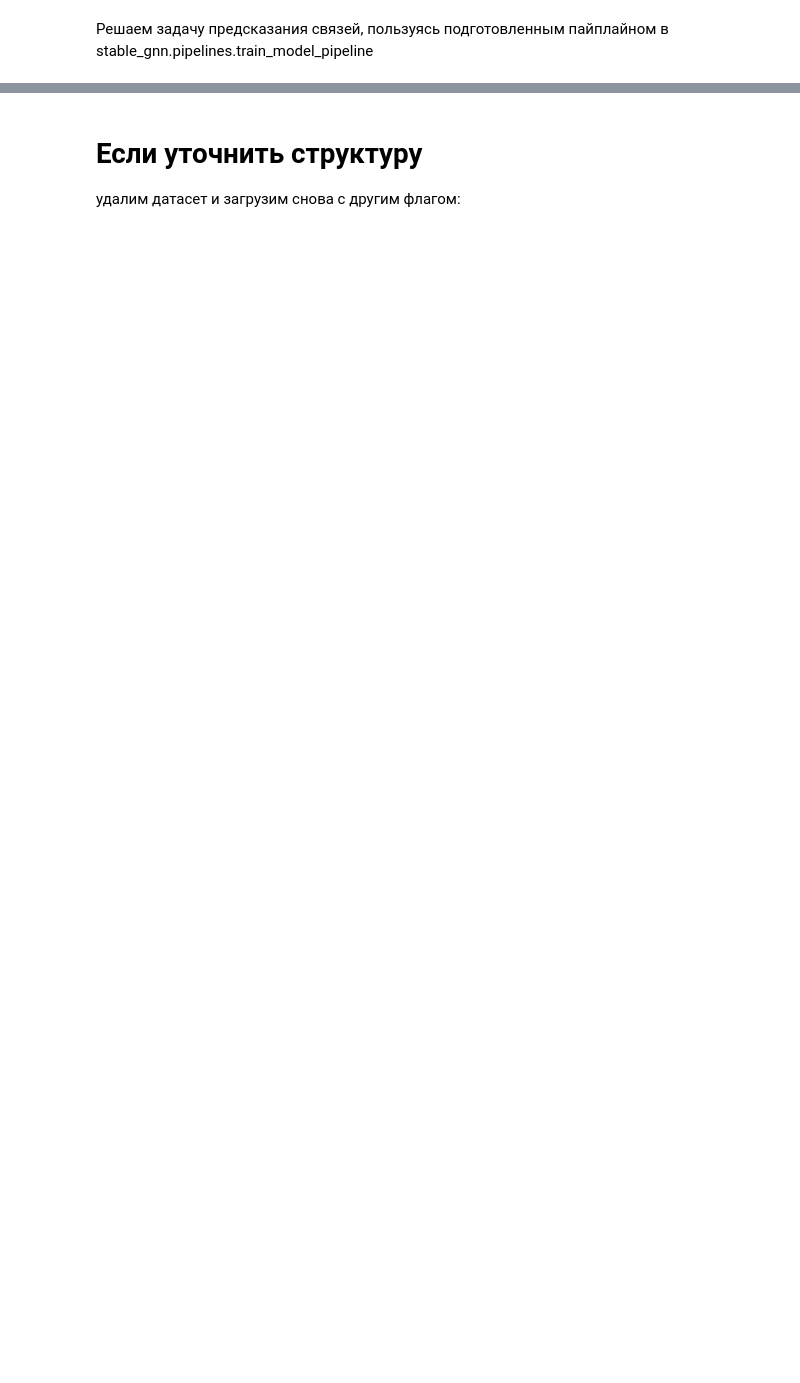
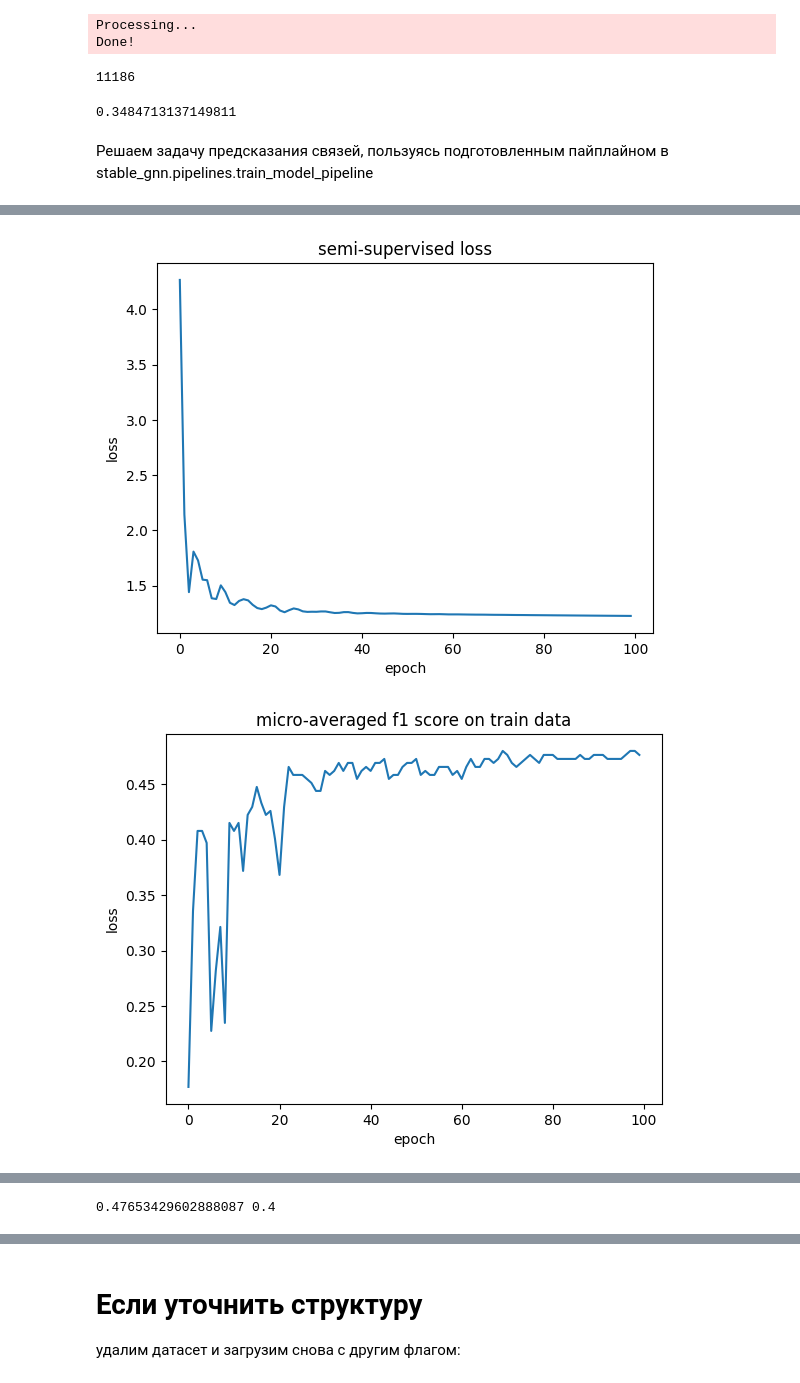
Before and after one commit to aimclub/StableGNN, a Jupyter notebook: tutorials/tutorial_node_classification.ipynb, the cells around one changed output, grey strips where cells are left out. Saved outputs shown, nothing was run; the diff lists cells and outputs as text; code cells hidden in the pictures; blank space fills up the shorter version.

```diff
--- a/tutorials/tutorial_node_classification.ipynb
+++ b/tutorials/tutorial_node_classification.ipynb
@@ -14,8 +16,16 @@ import torch
 # %%
 root = '../data_validation/'
-name='wisconsin'
+name='oil_fields'
 dataset = Graph(root=root + str(name), name=name, transform=T.NormalizeFeatures(),adjust_flag=False)
 data = dataset[0]
 len(data.edge_index[0])
+# %% [output]
+Processing...
+Done!
+11186
+# %%
+homophily(data.edge_index,data.y)
+# %% [output]
+0.3484713137149811
 # %% [markdown]
 Решаем задачу предсказания связей, пользуясь подготовленным пайплайном в stable_gnn.pipelines.train_model_pipeline
@@ -24,10 +32,12 @@ data.num_nodes
 # %%
 device=torch.device('cuda' if torch.cuda.is_available() else 'cpu')
-
+#device = 'cpu'
 loss_name='APP'
 ssl_flag = False
 
-params = {'hidden_layer': 128, "size of network, number of convs": 3, "dropout": 0.1, "lr": 0.01, "coef": 10}
+otuna_training = TrainModelOptunaNC(data=dataset, device=device, ssl_flag=ssl_flag, loss_name=loss_name)
+params = otuna_training.run(number_of_trials=50) #{'hidden_layer': 128, "size of network, number of convs": 3, "dropout": 0.1, "lr": 0.01, "coef":10}
 model_training = TrainModelNC(data=dataset, device=device, ssl_flag=ssl_flag, loss_name=loss_name)
 model, train_acc_mi, train_acc_ma, test_acc_mi, test_acc_ma = model_training.run(params, plot_training_procces=True)
 print(train_acc_mi, test_acc_mi)
+# %% [output]
@@ -33,0 +61,2 @@ print(train_acc_mi, test_acc_mi)
+[figure, added]
+[figure, added]
@@ -34,3 +64,4 @@ print(train_acc_mi, test_acc_mi)
+0.47653429602888087 0.4
 # %%
 device=torch.device('cuda' if torch.cuda.is_available() else 'cpu')
 
```
Also changed, not shown: parts of 8 cells of this notebook, 9 other files.
